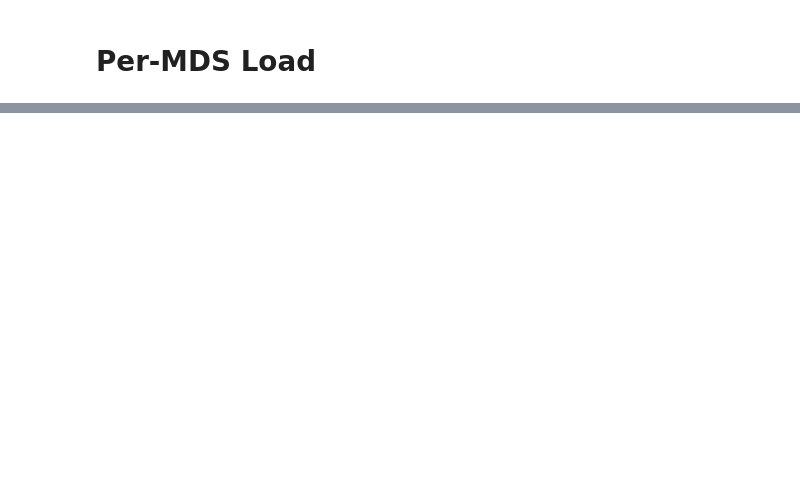
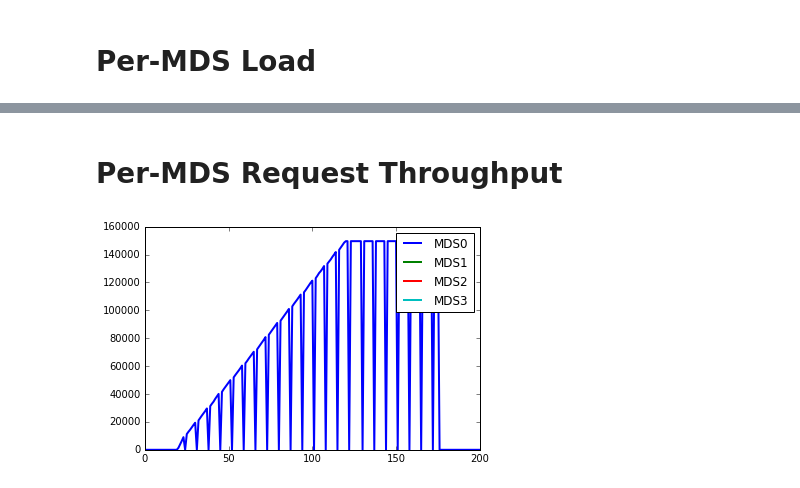
Before and after one commit to ivotron/mantle-popper, a Jupyter notebook: experiments/greedy-spill/results/visualize.ipynb, the cells around one changed output, grey strips where cells are left out. Cells and saved outputs as stored; diff of their text form; code cells hidden in the pictures; blank space fills up the shorter version.

```diff
--- a/experiments/greedy-spill/results/visualize.ipynb
+++ b/experiments/greedy-spill/results/visualize.ipynb
@@ -74,0 +79,21 @@ plt.savefig('greedy-spill-load.png', dpi=300, bbox_inches='tight')
+# %% [markdown]
+# Per-MDS Request Throughput
+# %%
+def plot_reply(fname):
+    trace = pd.read_table(fname, header=None, sep=(","),names=("seconds", "reply"), skiprows=13)
+    hostname = os.path.basename(fname).strip('.out').strip('reply-')
+    ax.plot(trace['reply'], linewidth=2.0, label="MDS" + str(mdss.index(hostname)))
+# %%
+# plot the requests in rank order
+fig = plt.figure()
+ax = fig.add_subplot(111)
+for mds in mdss:
+    for fname in glob.glob("utilization/reply-*.out"):
+        if mds in fname:
+            plot_reply(fname)
+
+ax.set_xlim(0,200)
+ax.legend()
+plt.savefig('greedy-spill-reply.png', dpi=300, bbox_inches='tight')
+# %% [output]
+[figure, added]
```
Also changed, not shown: parts of 3 cells of this notebook, 11 other files.
